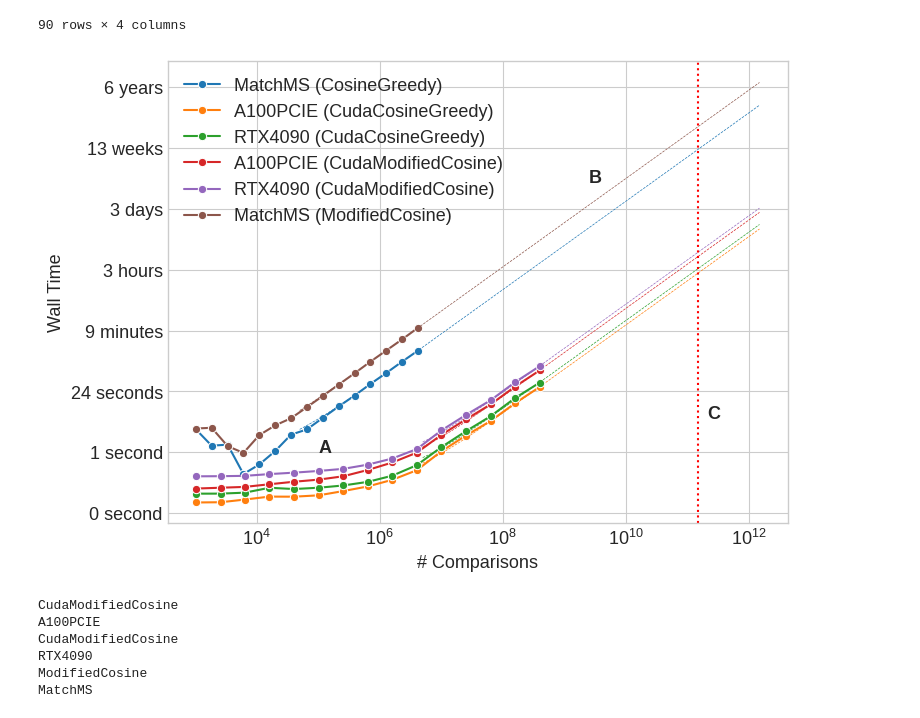
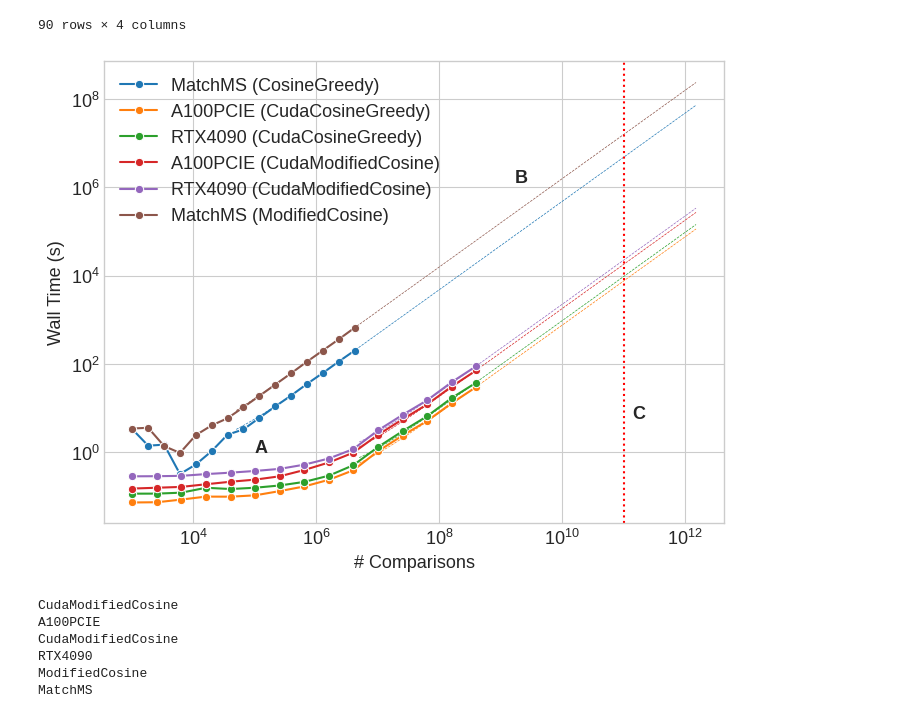
Before and after one commit to PangeAI/SimMS, a Jupyter notebook: notebooks/figures/make_figures.ipynb, the cells around one changed output. Saved outputs shown, nothing was run; the diff lists cells and outputs as text; code cells hidden in the pictures.

```diff
--- a/notebooks/figures/make_figures.ipynb
+++ b/notebooks/figures/make_figures.ipynb
@@ -212,16 +212,16 @@ plots_data = [
         scores_cu,
         "MatchMS Score",
         "CudaCosineGreedy Score",
-        "MatchMS Matches",
-        "CudaCosineGreedy Matches",
+        "MatchMS Peaks Matched",
+        "CudaCosineGreedy Peaks Matched",
     ),
     (
         scores_modified,
         scores_cu_modified,
         "MatchMS Score",
         "CudaModifiedCosine Score",
-        "MatchMS Matches",
-        "CudaModifiedCosine Matches",
+        "MatchMS Peaks Matched",
+        "CudaModifiedCosine Peaks Matched",
     ),
 ]
 
@@ -599,25 +775,27 @@ import io
 
 
 def time_formatter(v: float, p) -> str:
-    def pluralify(s):
-        a, b = s.split()
-        if int(a) not in [0, 1]:
-            s = s + "s"
-        return s
+    # def pluralify(s):
+    #     a, b = s.split()
+    #     if int(a) not in [0, 1]:
+    #         s = s + "s"
+    #     return s
 
-    if v < 60:  # Less than a minute
-        res = f"{int(v)} second"
-    elif v < 3600:  # Less than an hour
-        res = f"{int(v / 60)} minute"
-    elif v < 86400:  # Less than a day
-        res = f"{int(v / 3600)} hour"
-    elif v < 604800:
-        res = f"{int(v / 86400)} day"
-    elif v < 3.156e7:
-        res = f"{int(v / 604800)} week"
-    else:
-        res = f"{int(v / 3.156e+7)} year"
-    return pluralify(res)
+    # if v < 60:  # Less than a minute
+    # res = f"{int(v)} second"
+    res = f"{v:.3e} second"
+    # elif v < 3600:  # Less than an hour
+    #     res = f"{int(v / 60)} minute"
+    # elif v < 86400:  # Less than a day
+    #     res = f"{int(v / 3600)} hour"
+    # elif v < 604800:
+    #     res = f"{int(v / 86400)} day"
+    # elif v < 3.156e7:
+    #     res = f"{int(v / 604800)} week"
+    # else:
+    #     res = f"{int(v / 3.156e+7)} year"
+    # return pluralify(res)
+    return res
 
 
 df = []
@@ -671,40 +849,39 @@ def plot_perf(axs: list[plt.Axes], df: pd.DataFrame = None):
             ax=ax,
         )
 
-        goal_num = 100_000 * 1_500_000
+        goal_num = 100_000 * 1_000_000
         perf_at_axvline.append(
             [label, goal_num / estimate_runtime.predict([[goal_num]]).item()]
         )
 
     # Our "target" is a real-world usecase we are facing, that we developed this kernel for.
     ax.axvline(
         goal_num,
         0,
         1,
         color="red",
         linestyle=":",
     )
     ax.text(goal_num * 1.4, 6, f"C", fontweight="bold")
     ax.text(goal_num // 60, 1_300_000, f"B", fontweight="bold")
     ax.text(0.1e6, 1, f"A", fontweight="bold")
     ax.set_xlabel("# Comparisons")
-    ax.set_ylabel("Wall Time")
+    ax.set_ylabel("Wall Time (s)")
     ax.set_xscale("log")
     # ax.set_xticks(list(ax.get_xticks()) + [goal_num])
-    ax.set_yscale("log", base=24)
-
-    ax.yaxis.set_major_formatter(plt.FuncFormatter(time_formatter))
+    ax.set_yscale("log")
+    # ax.yaxis.set_major_formatter(plt.FuncFormatter(time_formatter))
     ax.grid(True, "major", axis="y")
 
 
 fig, axs = plt.subplots(1, 1, figsize=(8, 6))
 
 plot_perf([axs], df=df)
 
 plt.savefig("perf.png", bbox_inches="tight", dpi=200)
 plt.show()
 # %% [output]
-[figure, old version]
+[figure, new version]
 # %%
 import matplotlib.pyplot as plt
 import numpy as np
```
Also changed, not shown: parts of 6 cells of this notebook, 5 other files.
